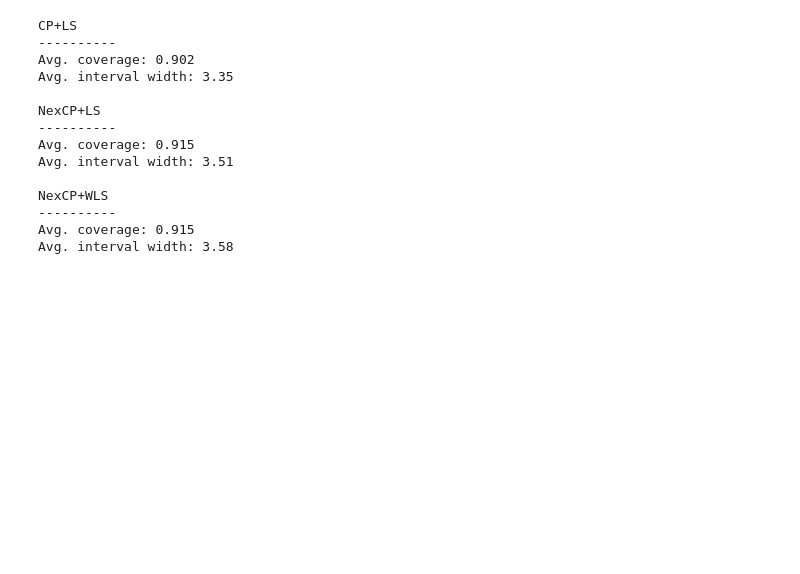
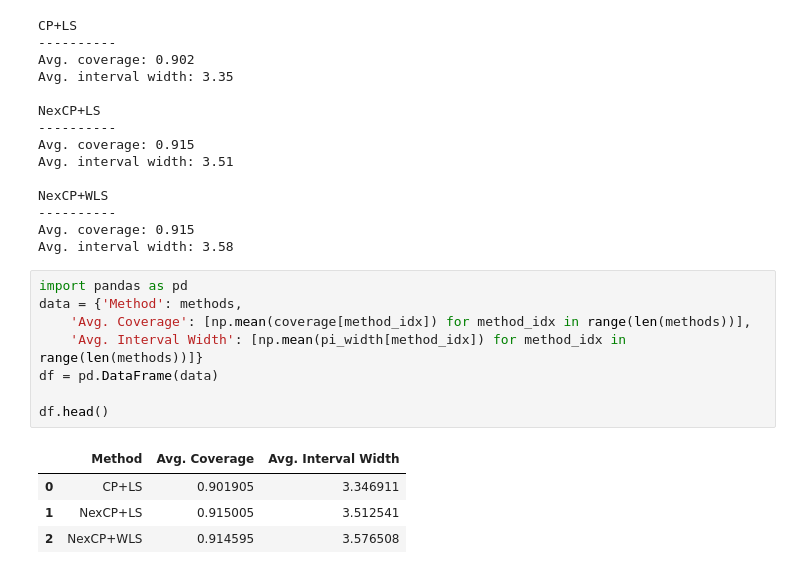
Before and after one commit to igorpradhan/RLRW-NonExchangeable-Conformal-Prediction, a Jupyter notebook: Replication/replication_setting_1.ipynb, the cells around one changed output. Drawn from its saved outputs; the diff is of its cells as text; blank space fills up the shorter version.

```diff
--- a/Replication/replication_setting_1.ipynb
+++ b/Replication/replication_setting_1.ipynb
@@ -227,3 +257,16 @@ NexCP+WLS
 ----------
 Avg. coverage: 0.915
 Avg. interval width: 3.58
+# %%
+import pandas as pd
+data = {'Method': methods,
+    'Avg. Coverage': [np.mean(coverage[method_idx]) for method_idx in range(len(methods))],
+    'Avg. Interval Width': [np.mean(pi_width[method_idx]) for method_idx in range(len(methods))]}
+df = pd.DataFrame(data)
+
+df.head()
+# %% [output]
+|  | Method | Avg. Coverage | Avg. Interval Width |
+| 0 | CP+LS | 0.901905 | 3.346911 |
+| 1 | NexCP+LS | 0.915005 | 3.512541 |
+| 2 | NexCP+WLS | 0.914595 | 3.576508 |
```
Also changed, not shown: parts of 7 cells of this notebook, 10 other files.
